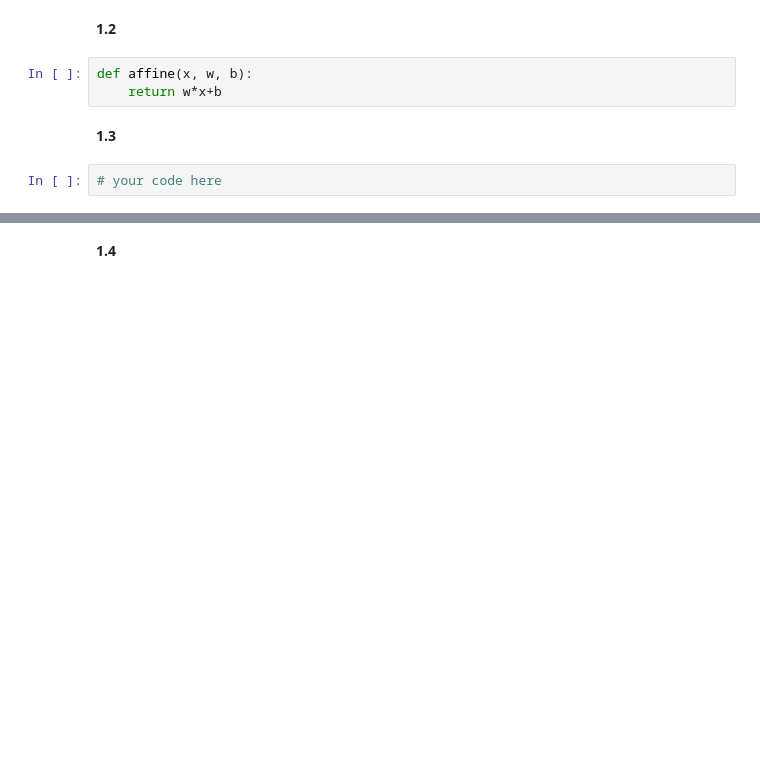
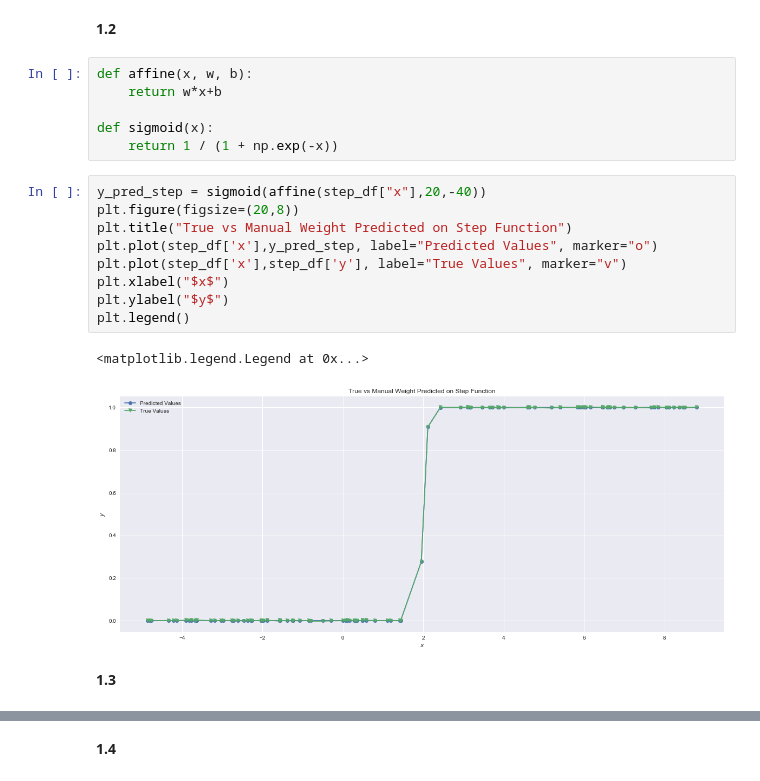
Before and after one commit to tmaounis/cs109a_hw6, a Jupyter notebook: cs109a_hw6_109.ipynb, the cells around one changed output, grey strips where cells are left out. Saved outputs shown, nothing was run; the diff lists cells and outputs as text; blank space fills up the shorter version.

```diff
--- a/cs109a_hw6_109.ipynb
+++ b/cs109a_hw6_109.ipynb
@@ -127,7 +127,20 @@ plot_dfs([step_df,one_hump_df,two_hump_df],["Step","One Hump","Two Hump"],axes_l
 # %%
 def affine(x, w, b):
     return w*x+b
+
+def sigmoid(x):
+    return 1 / (1 + np.exp(-x))
+# %%
+y_pred_step = sigmoid(affine(step_df["x"],20,-40))
+plt.figure(figsize=(20,8))
+plt.title("True vs Manual Weight Predicted on Step Function")
+plt.plot(step_df['x'],y_pred_step, label="Predicted Values", marker="o")
+plt.plot(step_df['x'],step_df['y'], label="True Values", marker="v")
+plt.xlabel("$x$")
+plt.ylabel("$y$")
+plt.legend()
+# %% [output]
+<matplotlib.legend.Legend at 0x...>
+[figure, added]
 # %% [markdown]
 **1.3**
-# %%
-# your code here
```
Also changed, not shown: parts of 1 cell of this notebook.
